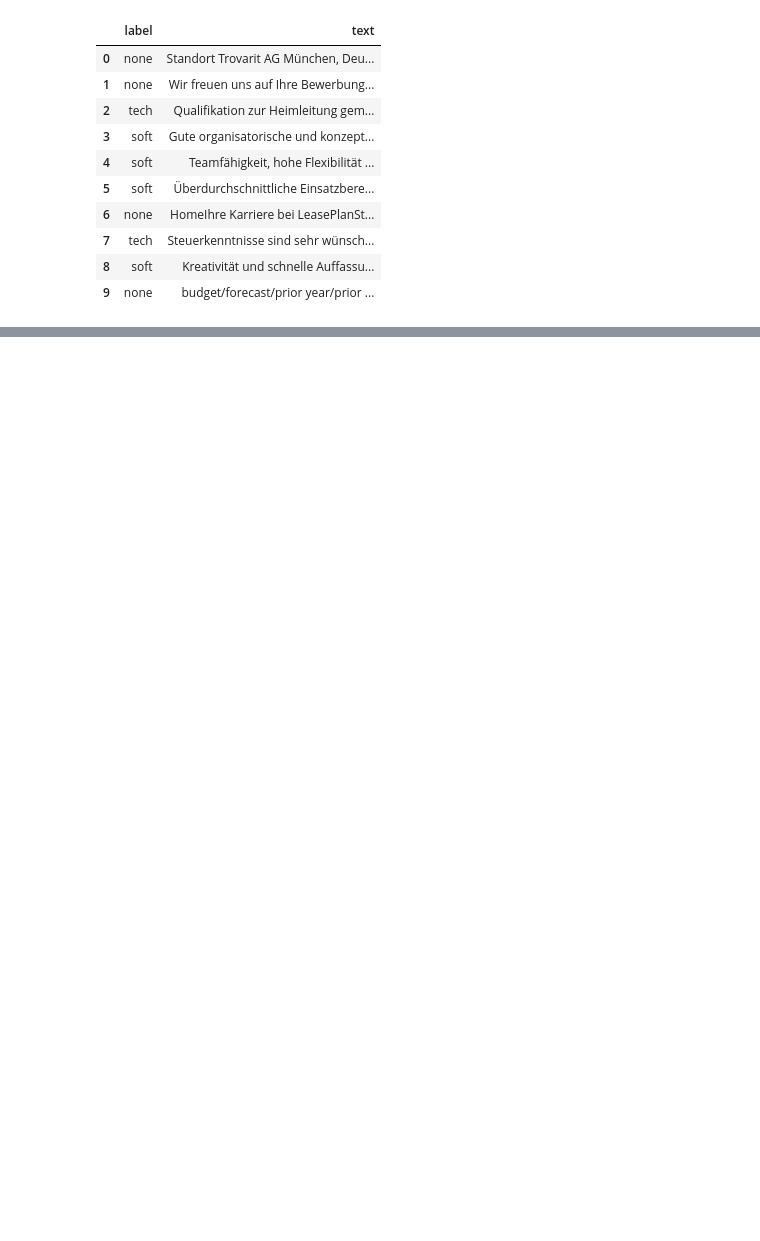
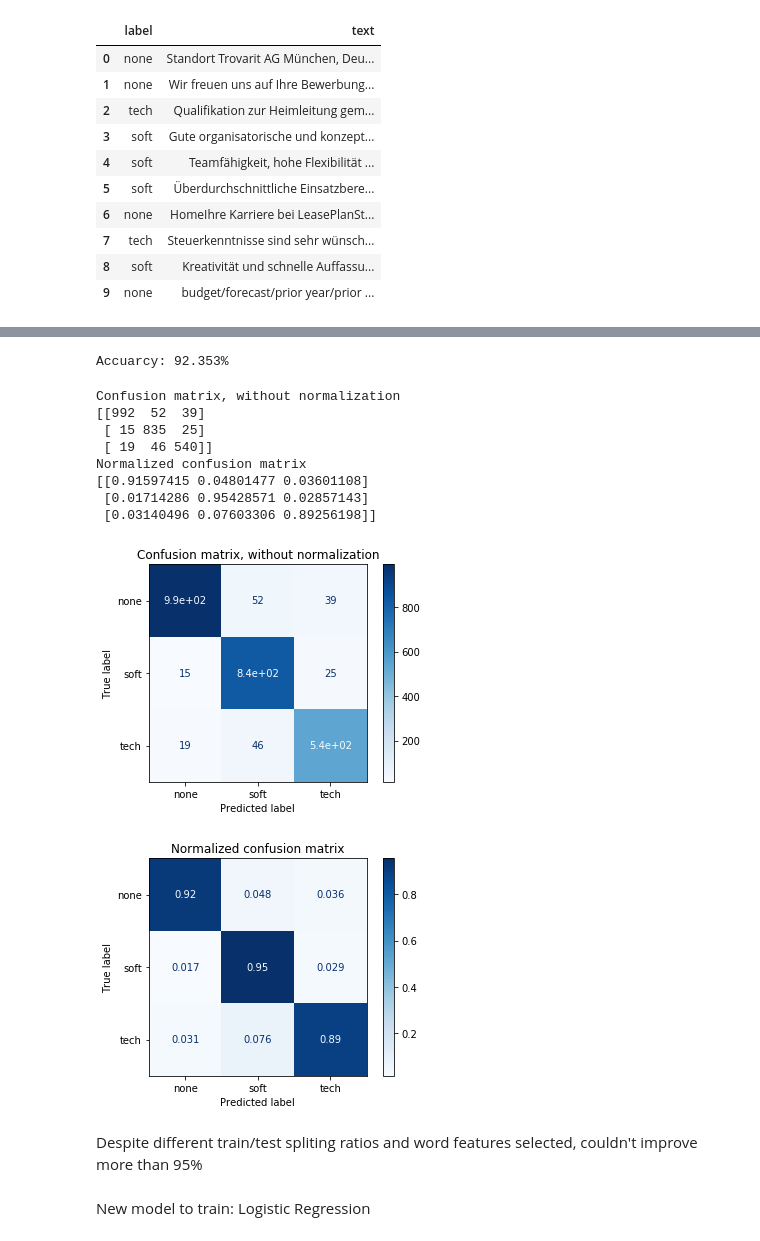
Before and after one commit to Magdiel3/CodeChallenge---TextClassification, a Jupyter notebook: textClassifier.ipynb, the cells around one changed output, grey strips where cells are left out. Cells and saved outputs as stored; diff of their text form; code cells hidden in the pictures; blank space fills up the shorter version.

```diff
--- a/textClassifier.ipynb
+++ b/textClassifier.ipynb
@@ -50,11 +48,19 @@ def find_features(doc):
     return features
 # %%
-featuresets = [(find_features(df["text"][index]).values, df["label"][index]) for index,_ in df.iterrows()]
+import numpy as np
+
+#Extract feature vectors for each text entry with its corresponding label
+featuresets = np.array([(find_features(df["text"][index]), df["label"][index]) for index,_ in df.iterrows()])
 # %%
-X = [x[0] for x in featuresets[:]]
+from sklearn.preprocessing import LabelEncoder
+from sklearn.model_selection import train_test_split
+
+#Prepare data for training
+X = np.array([x[0] for x in featuresets[:]])
 Y = [x[1] for x in featuresets[:]]
 
+#Label Encoding
 le = LabelEncoder().fit(Y)
-Y = le.transform(Y)
+Y = np.array(le.transform(Y))
 
-trainX, trainY, testX, testY = train_test_split(X, Y, test_size=0.20)
+trainX, testX, trainY, testY = train_test_split(X, Y, test_size=0.25)
@@ -63,0 +67,44 @@ trainX, trainY, testX, testY = train_test_split(X, Y, test_size=0.20)
+# %%
+#Prediction with Multinomial Naive Bayes
+from sklearn.naive_bayes import MultinomialNB
+from sklearn.pipeline import Pipeline
+from sklearn.feature_extraction.text import TfidfTransformer
+
+clf = MultinomialNB()
+clf.fit(trainX, trainY)
+accuaracy = clf.score(testX,testY)
+print("Accuarcy: {0:.3%}".format(accuaracy))
+# %% [output]
+Accuarcy: 92.353%
+# %%
+import matplotlib.pyplot as plt
+from sklearn.metrics import plot_confusion_matrix
+
+titles_options = [("Confusion matrix, without normalization", None),
+                  ("Normalized confusion matrix", 'true')]
+for title, normalize in titles_options:
+    disp = plot_confusion_matrix(clf, testX, testY,
+                                 display_labels=["none","soft","tech"],
+                                 cmap=plt.cm.Blues,
+                                 normalize=normalize)
+    disp.ax_.set_title(title)
+
+    print(title)
+    print(disp.confusion_matrix)
+
+plt.show()
+# %% [output]
+Confusion matrix, without normalization
+[[992  52  39]
+ [ 15 835  25]
+ [ 19  46 540]]
+Normalized confusion matrix
+[[0.91597415 0.04801477 0.03601108]
+ [0.01714286 0.95428571 0.02857143]
+ [0.03140496 0.07603306 0.89256198]]
+[figure, added]
+[figure, added]
+# %% [markdown]
+Despite different train/test spliting ratios and word features selected, couldn't improve more than 95%
+# %% [markdown]
+New model to train: Logistic Regression
```
Also changed, not shown: parts of 11 cells of this notebook.
